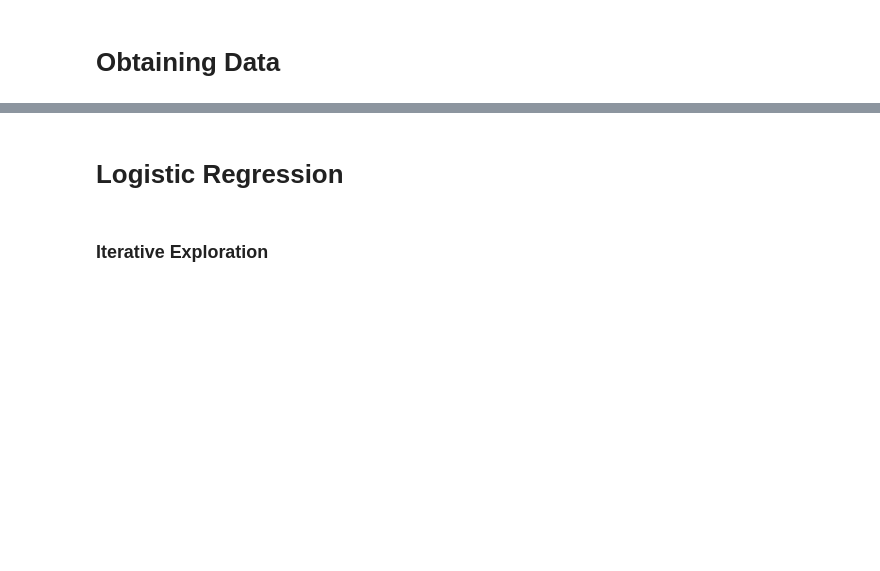
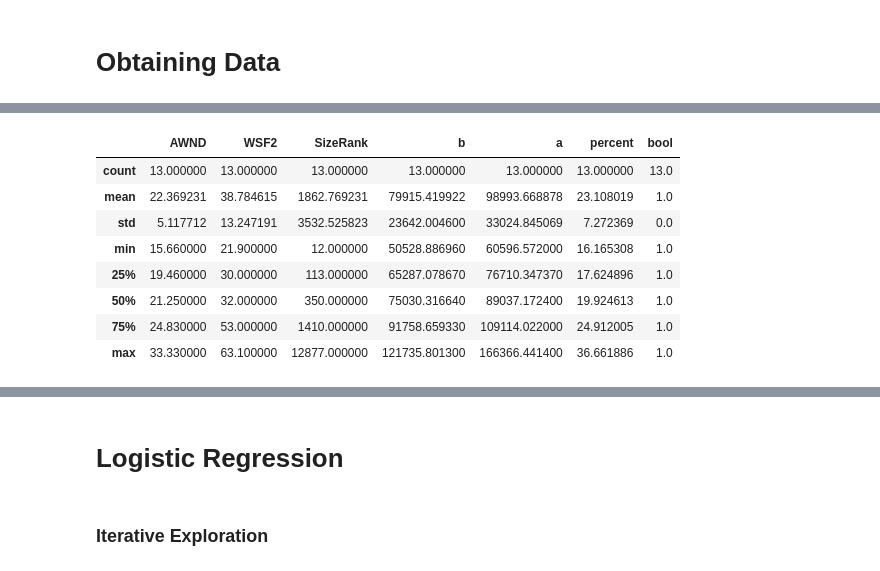
Before and after one commit to SSGrasland/Modeling-Hurricane-Impact-on-Florida-Real-Estate-Value-, a Jupyter notebook: 4. Modeling.ipynb, the cells around one changed output, grey strips where cells are left out. Drawn from its saved outputs; the diff is of its cells as text; code cells hidden in the pictures; blank space fills up the shorter version.

```diff
--- a/4. Modeling.ipynb
+++ b/4. Modeling.ipynb
@@ -48,0 +78,13 @@ six.head()
+# %%
+#check crosstabs
+bottom[bottom['bool'] == 1].describe()
+# %% [output]
+|  | AWND | WSF2 | SizeRank | b | a | percent | bool |
+| count | 13.000000 | 13.000000 | 13.000000 | 13.000000 | 13.000000 | 13.000000 | 13.0 |
+| mean | 22.369231 | 38.784615 | 1862.769231 | 79915.419922 | 98993.668878 | 23.108019 | 1.0 |
+| std | 5.117712 | 13.247191 | 3532.525823 | 23642.004600 | 33024.845069 | 7.272369 | 0.0 |
+| min | 15.660000 | 21.900000 | 12.000000 | 50528.886960 | 60596.572000 | 16.165308 | 1.0 |
+| 25% | 19.460000 | 30.000000 | 113.000000 | 65287.078670 | 76710.347370 | 17.624896 | 1.0 |
+| 50% | 21.250000 | 32.000000 | 350.000000 | 75030.316640 | 89037.172400 | 19.924613 | 1.0 |
+| 75% | 24.830000 | 53.000000 | 1410.000000 | 91758.659330 | 109114.022000 | 24.912005 | 1.0 |
+| max | 33.330000 | 63.100000 | 12877.000000 | 121735.801300 | 166366.441400 | 36.661886 | 1.0 |
```
Also changed, not shown: parts of 14 cells of this notebook, 2 other files.
